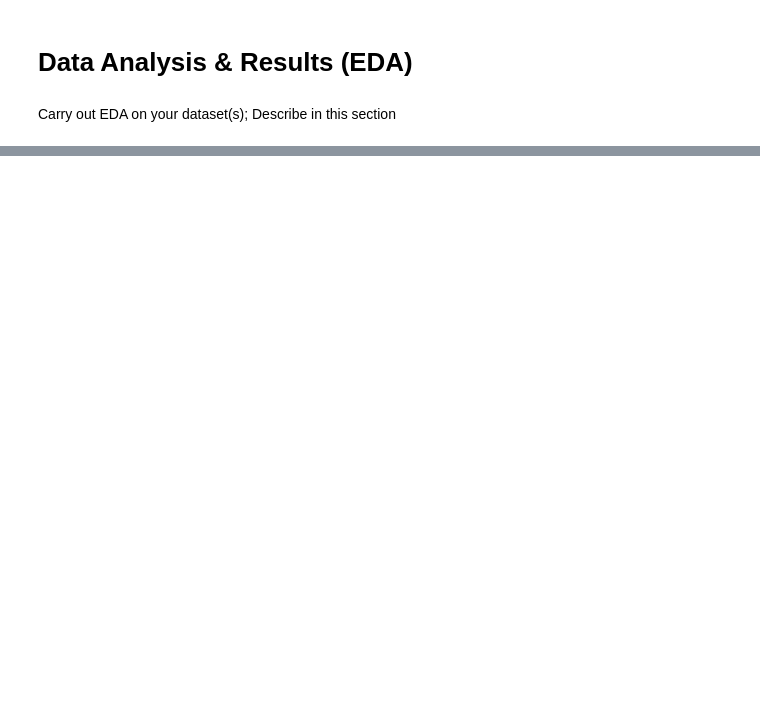
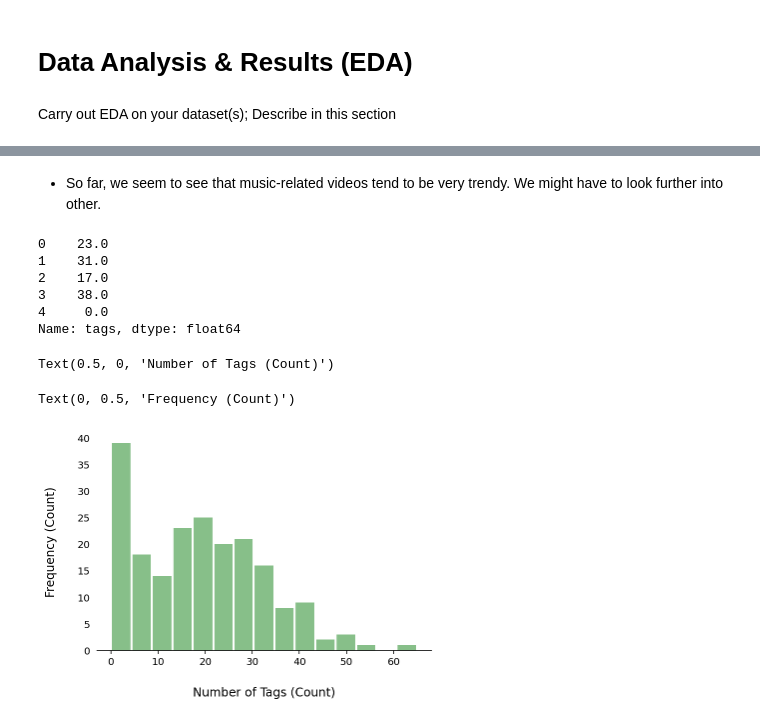
Before and after one commit to oakaigh/cogs108-wi21-group068, a Jupyter notebook: EDACheckpoint_group068.ipynb, the cells around one changed output, grey strips where cells are left out. Saved outputs shown, nothing was run; the diff lists cells and outputs as text; code cells hidden in the pictures; blank space fills up the shorter version.

```diff
--- a/EDACheckpoint_group068.ipynb
+++ b/EDACheckpoint_group068.ipynb
@@ -303 +320,33 @@ df['Category'].value_counts().plot(kind='bar')
 [figure]
+# %% [markdown]
+- So far, we seem to see that music-related videos tend to be very trendy. We might have to look further into other.
+# %%
+#Replace rows with Nan with 0 tags, and count number of tags in each cell
+
+numTags = df['tags'].str.len()
+numTags = test.fillna(0)
+numTags.head()
+# %% [output]
+0    23.0
+1    31.0
+2    17.0
+3    38.0
+4     0.0
+Name: tags, dtype: float64
+# %%
+# Plot histogram with regards to number of tags in top 200 trending videos
+ax = numTags.hist(grid=False, bins=15, color='#87bf89', rwidth=0.9)
+
+# Despine
+ax.spines['right'].set_visible(False)
+ax.spines['top'].set_visible(False)
+ax.spines['left'].set_visible(False)
+ax.yaxis.set_ticks_position('none')
+
+# Set title
+ax.set_xlabel("Number of Tags (Count)", labelpad=20, size=12)
+ax.set_ylabel("Frequency (Count)", labelpad=20, size=12)
+# %% [output]
+Text(0.5, 0, 'Number of Tags (Count)')
+Text(0, 0.5, 'Frequency (Count)')
+[figure, added]
```
Also changed, not shown: parts of 15 cells of this notebook.
